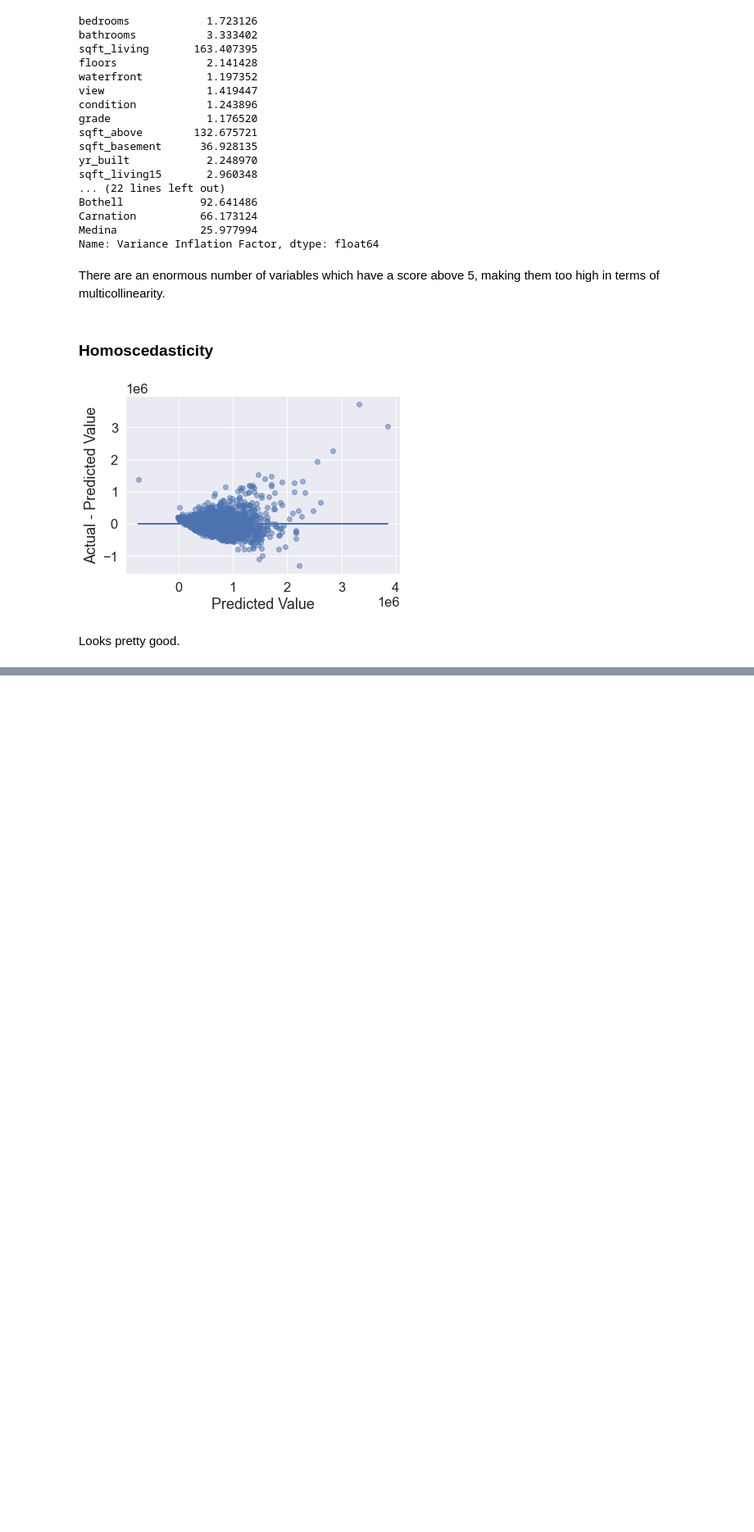
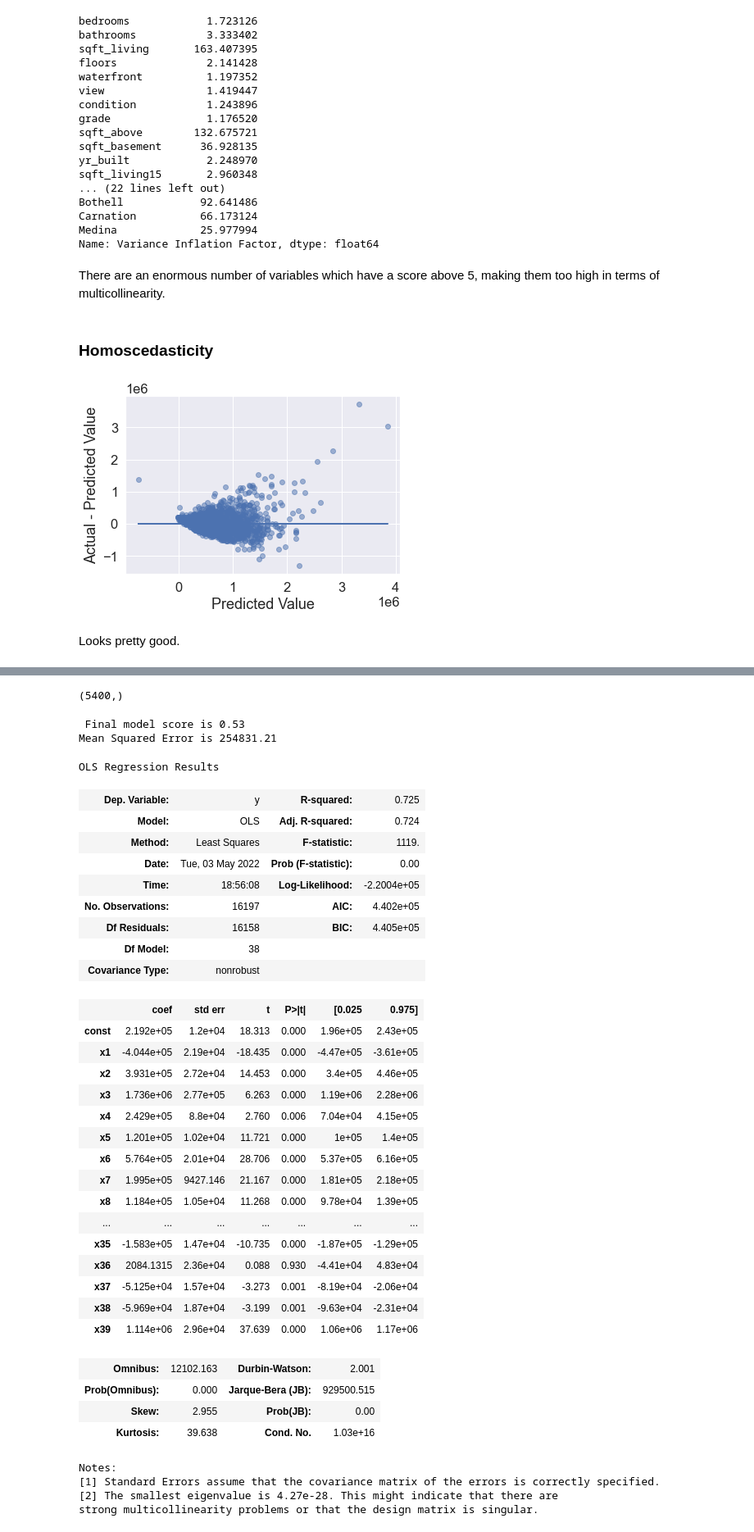
Before and after one commit to tmcroyce/House_Pricing_Project, a Jupyter notebook: Travis_Project.ipynb, the cells around one changed output, grey strips where cells are left out. Shown at 82% size. Drawn from its saved outputs; the diff is of its cells as text; code cells hidden in the pictures; blank space fills up the shorter version.

```diff
--- a/Travis_Project.ipynb
+++ b/Travis_Project.ipynb
@@ -1003,0 +1250,3 @@ Some of these data items may include size and quality of kitchen and appliances,
+# %%
+y = mm_df['price']
+X = mm_df.drop(columns= ['price'])
@@ -1003,0 +1256,6 @@ Some of these data items may include size and quality of kitchen and appliances,
+# %%
+X_train, X_test, y_train, y_test = train_test_split(X,y, random_state = 42)
+# %%
+#MinMax Scaler
+scaler = MinMaxScaler().fit(X_train)
+X_train_scaled = scaler.transform(X_train)
@@ -1003,0 +1277,69 @@ Some of these data items may include size and quality of kitchen and appliances,
+# %%
+y_test.shape
+# %% [output]
+(5400,)
+# %%
+
+#model it
+final_model = LinearRegression()
+
+# Fit the model on X_train_final and y_train
+final_model.fit(X_train_scaled, y_train)
+
+# Score the model on X_test_final and y_test
+fin = final_model.score(X_test_scaled, y_test)
+finfin = round(fin,2)
+
+
+#Get the RMSE
+from sklearn.metrics import mean_squared_error
+msee = mean_squared_error(y_test, final_model.predict(X_test_scaled), squared=False)
+mseee = round(msee,2)
+
+#Print
+print(F' Final model score is {finfin} ')
+print(F'Mean Squared Error is {mseee} ')
+# %% [output]
+ Final model score is 0.53
+Mean Squared Error is 254831.21
+# %%
+import statsmodels.api as sm
+
+y_train = list(y_train) #read that this would fix a problem online
+
+sm.OLS(y_train, sm.add_constant(X_train_scaled)).fit().summary()
+# %% [output]
+OLS Regression Results
+| Dep. Variable: | y | R-squared: | 0.725 |
+| Model: | OLS | Adj. R-squared: | 0.724 |
+| Method: | Least Squares | F-statistic: | 1119. |
+| Date: | Tue, 03 May 2022 | Prob (F-statistic): | 0.00 |
+| Time: | 18:56:08 | Log-Likelihood: | -2.2004e+05 |
+| No. Observations: | 16197 | AIC: | 4.402e+05 |
+| Df Residuals: | 16158 | BIC: | 4.405e+05 |
+| Df Model: | 38 |  |  |
+| Covariance Type: | nonrobust |  |  |
+|  | coef | std err | t | P>|t| | [0.025 | 0.975] |
+| const | 2.192e+05 | 1.2e+04 | 18.313 | 0.000 | 1.96e+05 | 2.43e+05 |
+| x1 | -4.044e+05 | 2.19e+04 | -18.435 | 0.000 | -4.47e+05 | -3.61e+05 |
+| x2 | 3.931e+05 | 2.72e+04 | 14.453 | 0.000 | 3.4e+05 | 4.46e+05 |
+| x3 | 1.736e+06 | 2.77e+05 | 6.263 | 0.000 | 1.19e+06 | 2.28e+06 |
+| x4 | 2.429e+05 | 8.8e+04 | 2.760 | 0.006 | 7.04e+04 | 4.15e+05 |
+| x5 | 1.201e+05 | 1.02e+04 | 11.721 | 0.000 | 1e+05 | 1.4e+05 |
+| x6 | 5.764e+05 | 2.01e+04 | 28.706 | 0.000 | 5.37e+05 | 6.16e+05 |
+| x7 | 1.995e+05 | 9427.146 | 21.167 | 0.000 | 1.81e+05 | 2.18e+05 |
+| x8 | 1.184e+05 | 1.05e+04 | 11.268 | 0.000 | 9.78e+04 | 1.39e+05 |
+| ... | ... | ... | ... | ... | ... | ... |
+| x35 | -1.583e+05 | 1.47e+04 | -10.735 | 0.000 | -1.87e+05 | -1.29e+05 |
+| x36 | 2084.1315 | 2.36e+04 | 0.088 | 0.930 | -4.41e+04 | 4.83e+04 |
+| x37 | -5.125e+04 | 1.57e+04 | -3.273 | 0.001 | -8.19e+04 | -2.06e+04 |
+| x38 | -5.969e+04 | 1.87e+04 | -3.199 | 0.001 | -9.63e+04 | -2.31e+04 |
+| x39 | 1.114e+06 | 2.96e+04 | 37.639 | 0.000 | 1.06e+06 | 1.17e+06 |
+| Omnibus: | 12102.163 | Durbin-Watson: | 2.001 |
+| Prob(Omnibus): | 0.000 | Jarque-Bera (JB): | 929500.515 |
+| Skew: | 2.955 | Prob(JB): | 0.00 |
+| Kurtosis: | 39.638 | Cond. No. | 1.03e+16 |
+Notes:
+[1] Standard Errors assume that the covariance matrix of the errors is correctly specified.
+[2] The smallest eigenvalue is 4.27e-28. This might indicate that there are
+strong multicollinearity problems or that the design matrix is singular.
```
Also changed, not shown: parts of 39 cells of this notebook.
